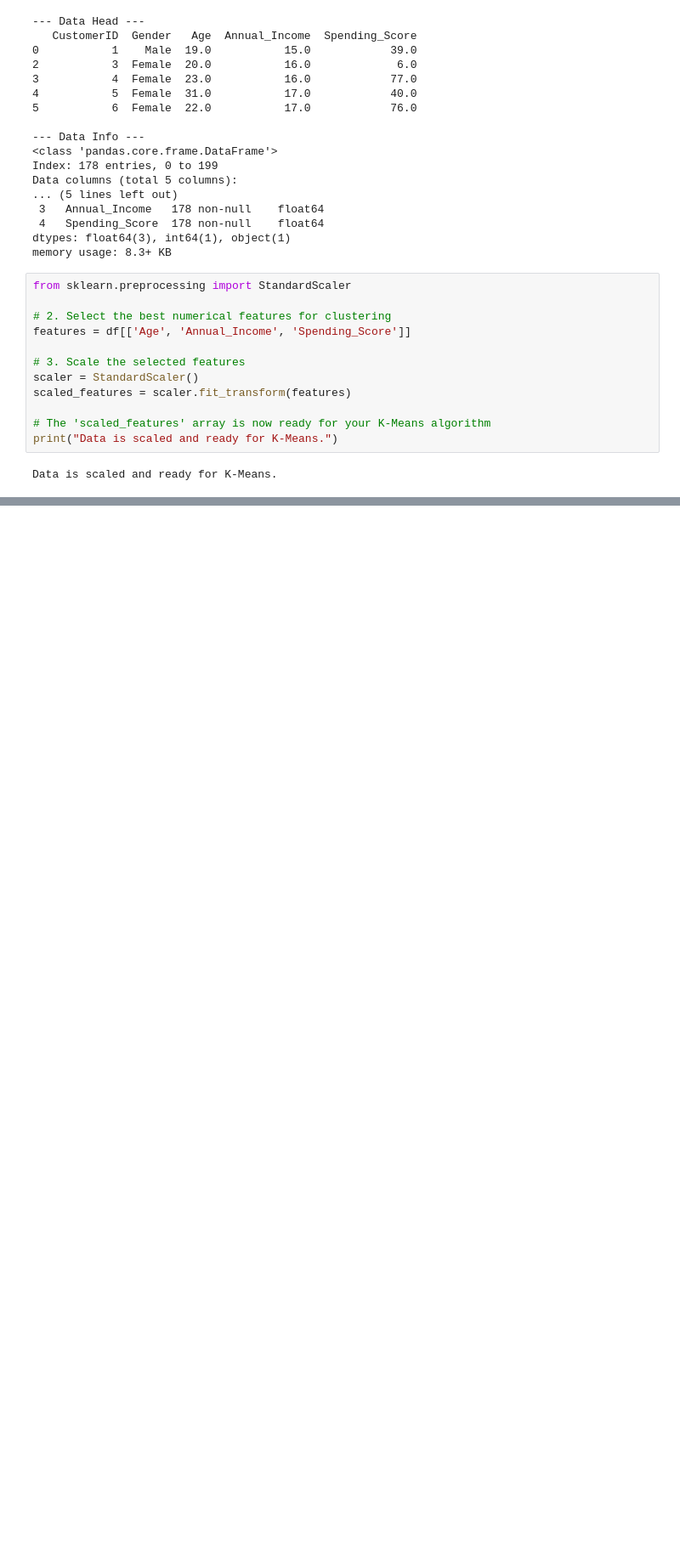
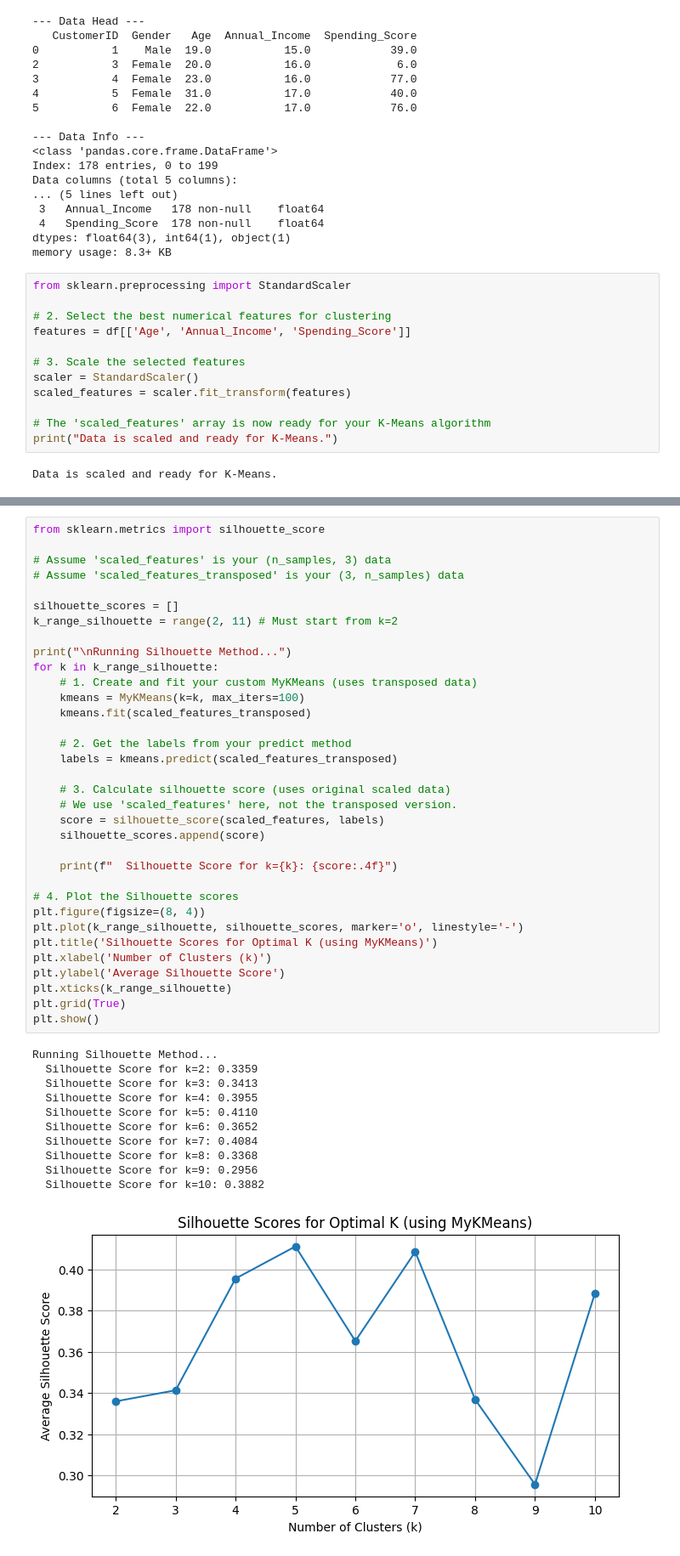
Before and after one commit to likhitbhogadi/smai-a2, a Jupyter notebook: q2/q2.ipynb, the cells around one changed output, grey strips where cells are left out. Shown at 85% size. Saved outputs shown, nothing was run; the diff lists cells and outputs as text; blank space fills up the shorter version.

```diff
--- a/q2/q2.ipynb
+++ b/q2/q2.ipynb
@@ -177,0 +296,46 @@ class MyKMeans:
+# %%
+from sklearn.metrics import silhouette_score
+
+# Assume 'scaled_features' is your (n_samples, 3) data
+# Assume 'scaled_features_transposed' is your (3, n_samples) data
+
+silhouette_scores = []
+k_range_silhouette = range(2, 11) # Must start from k=2
+
+print("\nRunning Silhouette Method...")
+for k in k_range_silhouette:
+    # 1. Create and fit your custom MyKMeans (uses transposed data)
+    kmeans = MyKMeans(k=k, max_iters=100)
+    kmeans.fit(scaled_features_transposed)
+
+    # 2. Get the labels from your predict method
+    labels = kmeans.predict(scaled_features_transposed)
+
+    # 3. Calculate silhouette score (uses original scaled data)
+    # We use 'scaled_features' here, not the transposed version.
+    score = silhouette_score(scaled_features, labels)
+    silhouette_scores.append(score)
+
+    print(f"  Silhouette Score for k={k}: {score:.4f}")
+
+# 4. Plot the Silhouette scores
+plt.figure(figsize=(8, 4))
+plt.plot(k_range_silhouette, silhouette_scores, marker='o', linestyle='-')
+plt.title('Silhouette Scores for Optimal K (using MyKMeans)')
+plt.xlabel('Number of Clusters (k)')
+plt.ylabel('Average Silhouette Score')
+plt.xticks(k_range_silhouette)
+plt.grid(True)
+plt.show()
+# %% [output]
+Running Silhouette Method...
+  Silhouette Score for k=2: 0.3359
+  Silhouette Score for k=3: 0.3413
+  Silhouette Score for k=4: 0.3955
+  Silhouette Score for k=5: 0.4110
+  Silhouette Score for k=6: 0.3652
+  Silhouette Score for k=7: 0.4084
+  Silhouette Score for k=8: 0.3368
+  Silhouette Score for k=9: 0.2956
+  Silhouette Score for k=10: 0.3882
+[figure, added]
```
Also changed, not shown: parts of 6 cells of this notebook.
